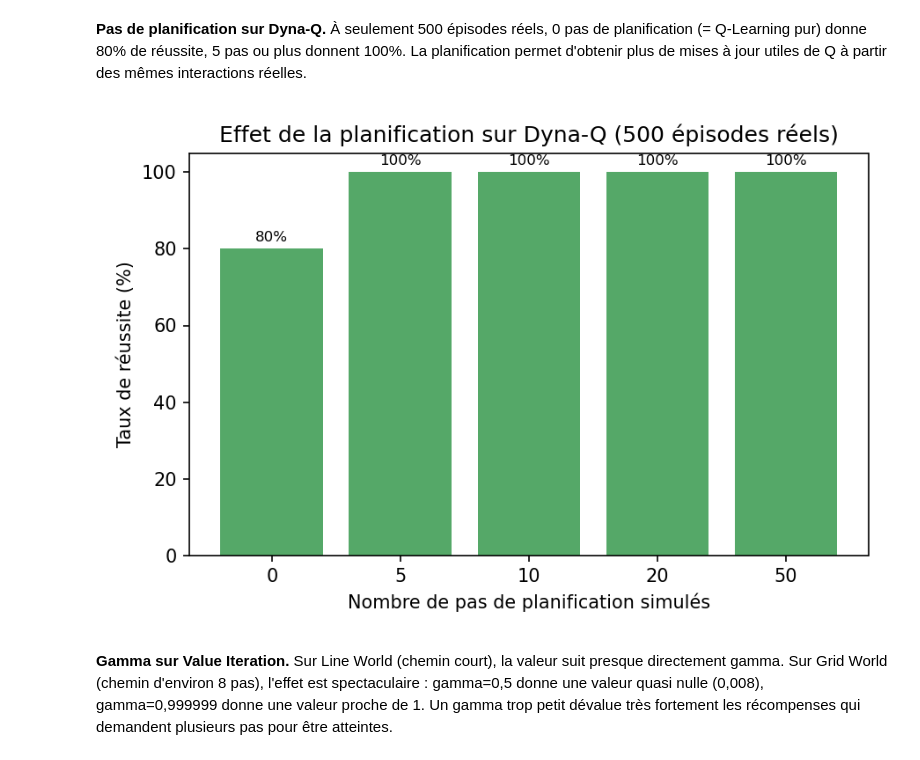
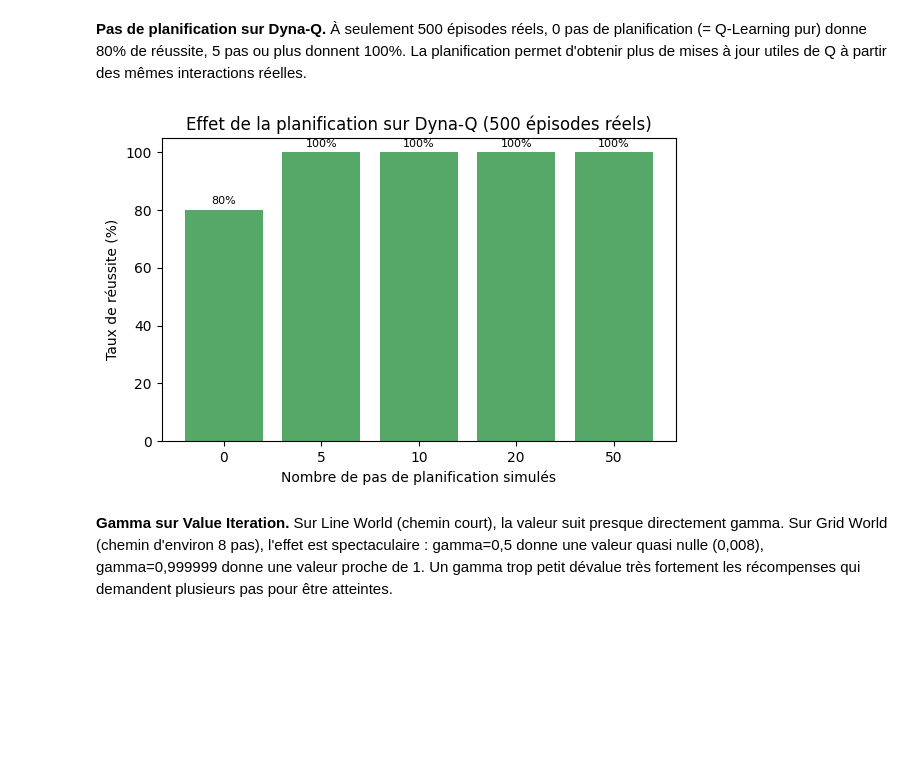
Before and after one commit to Mac-Aurel/deep-reinforcment-learning, a Jupyter notebook: notebooks/Rapport final.ipynb, the cells around one changed output. Cells and saved outputs as stored; diff of their text form; code cells hidden in the pictures; blank space fills up the shorter version.

```diff
--- a/notebooks/Rapport final.ipynb
+++ b/notebooks/Rapport final.ipynb
@@ -120,5 +238,18 @@ C'est sur Grid World que les différences sont les plus visibles : la programmat
 
 Sur les deux niveaux de Monty Hall, Dyna-Q est nettement moins fiable (60%) que les autres méthodes, sans doute à cause de son modèle appris qui suppose un environnement déterministe, ce qui colle mal avec la nature probabiliste de l'état de Monty Hall.
 # %%
-display(Image(os.path.join(FIGURES_DIR, 'success_rate_grid_world.png')))
+grid_rows = baseline[baseline["environment"] == "grid_world"]
+names = [ALGO_LABELS[a] for a in grid_rows["algorithm"]]
+values = grid_rows["success_rate"] * 100
+
+plt.figure(figsize=(7, 4))
+bars = plt.bar(names, values, color="#4C72B0")
+plt.ylabel("Taux de réussite (%)")
+plt.title("Taux de réussite de chaque algorithme sur Grid World")
+plt.xticks(rotation=35, ha="right")
+plt.ylim(0, 105)
+for bar, value in zip(bars, values):
+    plt.text(bar.get_x() + bar.get_width() / 2, value + 2, f"{value:.0f}%", ha="center", fontsize=8)
+plt.tight_layout()
+plt.show()
 # %% [output]
@@ -155,9 +396,22 @@ display(Image(os.path.join(FIGURES_DIR, 'epsilon_study.png')))
 # %% [markdown]
 **Pas de planification sur Dyna-Q.** À seulement 500 épisodes réels, 0 pas de planification (= Q-Learning pur) donne 80% de réussite, 5 pas ou plus donnent 100%. La planification permet d'obtenir plus de mises à jour utiles de Q à partir des mêmes interactions réelles.
 # %%
-display(Image(os.path.join(FIGURES_DIR, 'planning_steps_study.png')))
+planning_rows = hyperparams[hyperparams["study"] == "planning_steps_on_grid_world"].sort_values("planning_steps")
+
+plt.figure(figsize=(6, 4))
+x = planning_rows["planning_steps"].astype(int).astype(str)
+y = planning_rows["success_rate"] * 100
+bars = plt.bar(x, y, color="#55A868")
+plt.xlabel("Nombre de pas de planification simulés")
+plt.ylabel("Taux de réussite (%)")
+plt.title("Effet de la planification sur Dyna-Q (500 épisodes réels)")
+plt.ylim(0, 105)
+for bar, value in zip(bars, y):
+    plt.text(bar.get_x() + bar.get_width() / 2, value + 2, f"{value:.0f}%", ha="center", fontsize=8)
+plt.tight_layout()
+plt.show()
 # %% [output]
-[figure, old version]
+[figure, new version]
 # %% [markdown]
 **Gamma sur Value Iteration.** Sur Line World (chemin court), la valeur suit presque directement gamma. Sur Grid World (chemin d'environ 8 pas), l'effet est spectaculaire : gamma=0,5 donne une valeur quasi nulle (0,008), gamma=0,999999 donne une valeur proche de 1. Un gamma trop petit dévalue très fortement les récompenses qui demandent plusieurs pas pour être atteintes.
 # %%
```
Also changed, not shown: parts of 9 cells of this notebook.
